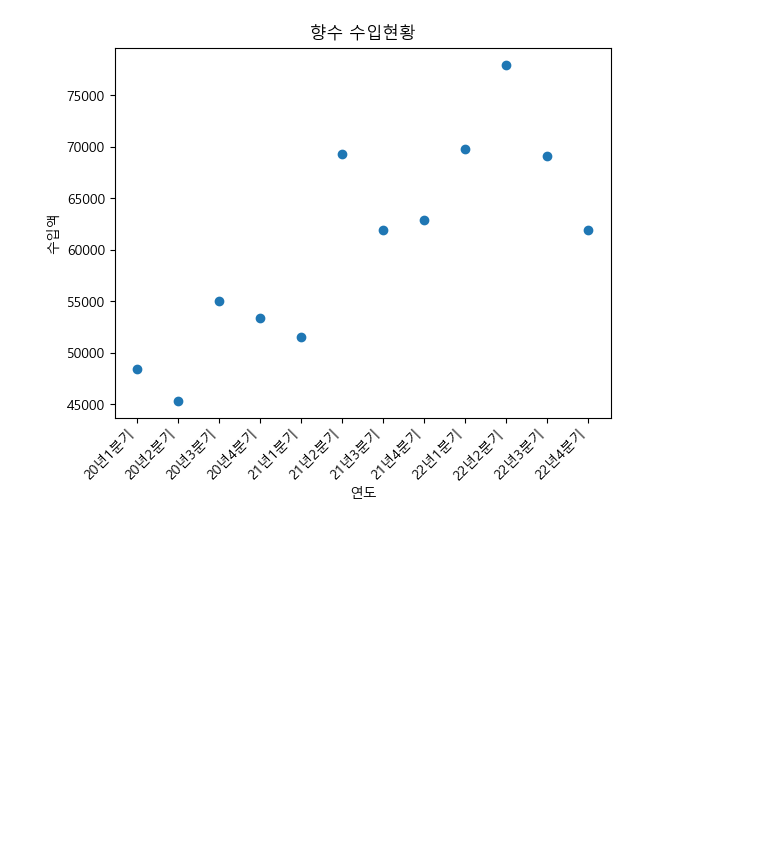
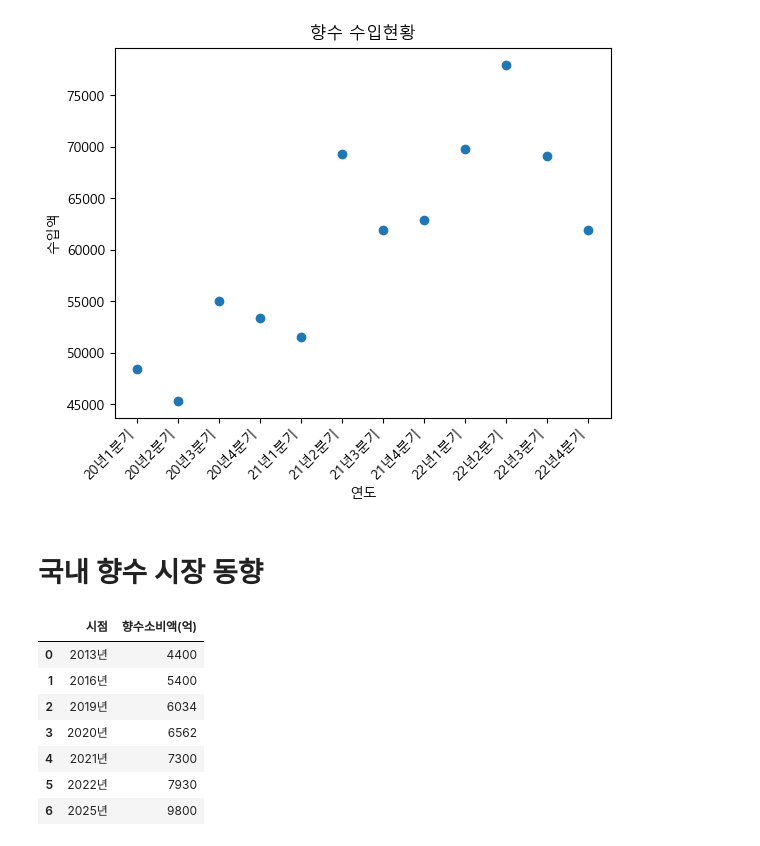
Before and after one commit to Jeongdoh/k_digitaltraning, a Jupyter notebook: day_0316/graph.ipynb, the cells around one changed output. Cells and saved outputs as stored; diff of their text form; code cells hidden in the pictures; blank space fills up the shorter version.

```diff
--- a/day_0316/graph.ipynb
+++ b/day_0316/graph.ipynb
@@ -67,3 +67,5 @@ plt.xticks(rotation=45, ha='right')
 plt.show()
 # %% [output]
 [figure]
+# %% [markdown]
+# 국내 향수 시장 동향
@@ -69,0 +76,11 @@ plt.show()
+# %%
+df_1
+# %% [output]
+|  | 시점 | 향수소비액(억) |
+| 0 | 2013년 | 4400 |
+| 1 | 2016년 | 5400 |
+| 2 | 2019년 | 6034 |
+| 3 | 2020년 | 6562 |
+| 4 | 2021년 | 7300 |
+| 5 | 2022년 | 7930 |
+| 6 | 2025년 | 9800 |
```
Also changed, not shown: parts of 3 cells of this notebook, 24 other files.
